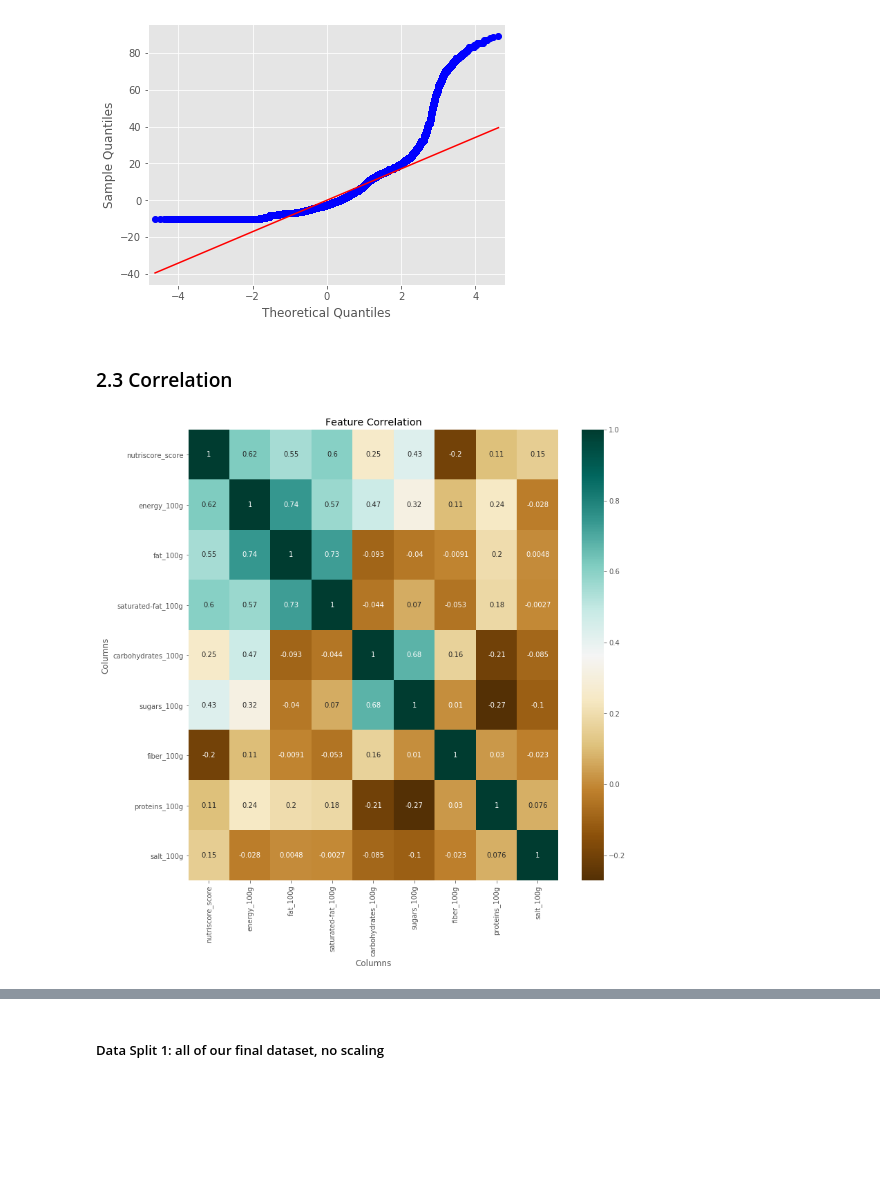
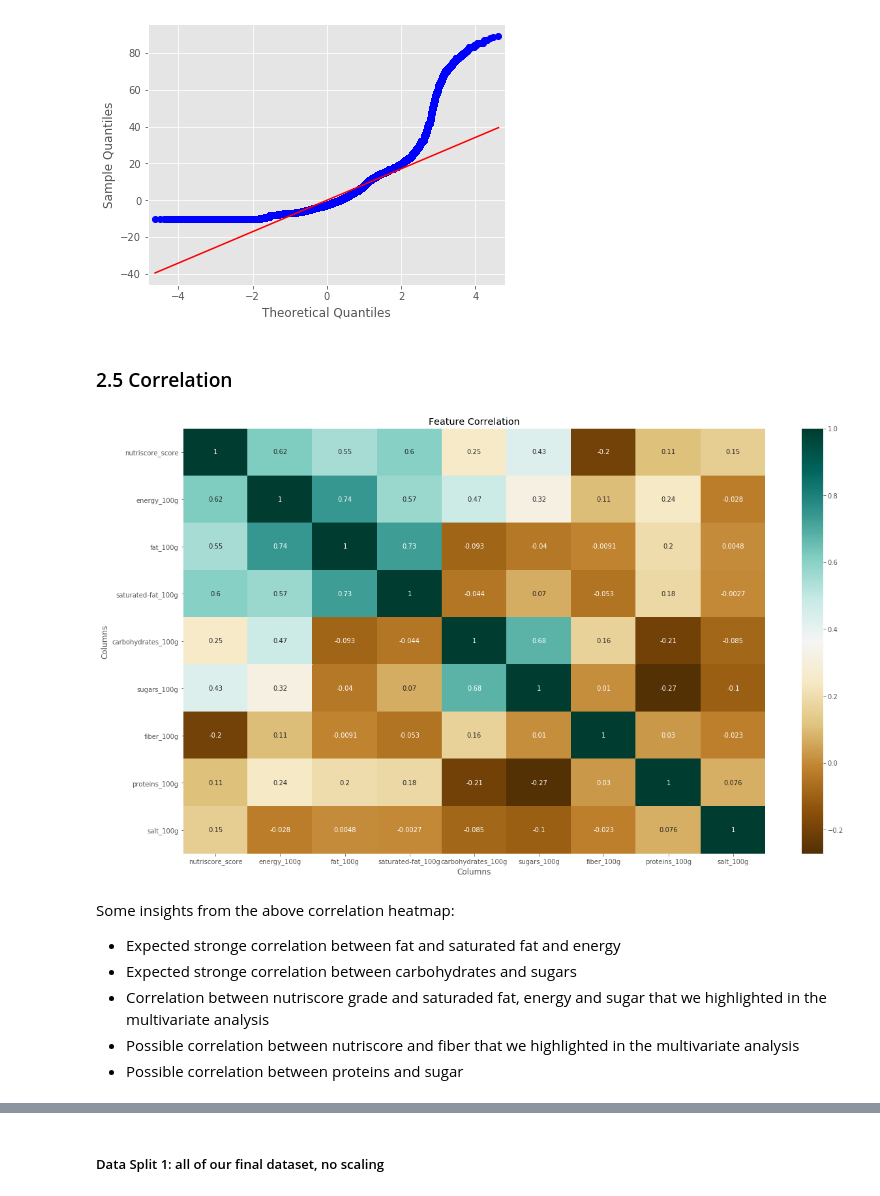
Before and after one commit to mariusbiteau/Groceries-Nutriscore-Prediction, a Jupyter notebook: Analysis_Groceries-Nutriscore-Prediction.ipynb, the cells around one changed output, grey strips where cells are left out. Saved outputs shown, nothing was run; the diff lists cells and outputs as text; code cells hidden in the pictures; blank space fills up the shorter version.

```diff
--- a/Analysis_Groceries-Nutriscore-Prediction.ipynb
+++ b/Analysis_Groceries-Nutriscore-Prediction.ipynb
@@ -227,18 +240,3 @@ matplotlib.rcParams["figure.figsize"] = [6.4, 4.8]
 [figure]
 # %% [markdown]
 ### 2.2 Univariate Analysis: Categorical Variables
-# %%
-macro_nutriments_labels = []
-for col in df :
-    if "_100g" in col :
-        macro_nutriments_labels.append(col)
-
-colors = ["#499A53", "#74D834", "#FBF605", "#F49402", "#FF0000"]
-labels = ["A", "B", "C", "D", "E"]
-df['nutriscore_grade'].dropna().value_counts(normalize=True).sort_index().plot(kind='pie', colors=colors, labels=labels)
-plt.title("Percent of products in each nutriscore grade")
-plt.ylabel("%")
-plt.xlabel("nutriscore_grade")
-plt.xticks(rotation=0)
-plt.style.use('ggplot')
-plt.show()
@@ -247,7 +242,0 @@ plt.show()
-# %%
-df[macro_nutriments_labels].drop(columns="energy_100g").boxplot()
-plt.xticks(rotation=45)
-plt.ylabel("(g)")
-plt.title("Quantité de macronutriments pour 100g")
-plt.style.use('ggplot')
-plt.show()
@@ -310,13 +322,22 @@ plt.show()
 # %% [output]
 [figure]
 # %% [markdown]
-### 2.3 Correlation
+### 2.5 Correlation
 # %%
-fig, ax = plt.subplots(figsize=(12,12))
+fig, ax = plt.subplots(figsize=(20,12))
 sns.heatmap(df.corr(), annot=True, ax=ax, cmap='BrBG').set(
     title = 'Feature Correlation', xlabel = 'Columns', ylabel = 'Columns')
 plt.show()
 # %% [output]
-[figure, old version]
+[figure, new version]
+# %% [markdown]
+
+Some insights from the above correlation heatmap:
+
+- Expected stronge correlation between fat and saturated fat and energy
+- Expected stronge correlation between carbohydrates and sugars
+- Correlation between nutriscore grade and saturaded fat, energy and sugar that we highlighted in the multivariate analysis
+- Possible correlation between nutriscore and fiber that we highlighted in the multivariate analysis
+- Possible correlation between proteins and sugar
 # %%
 index = np.random.permutation(df.index)[0:2000]
```
Also changed, not shown: parts of 44 cells of this notebook, 1 other file.
